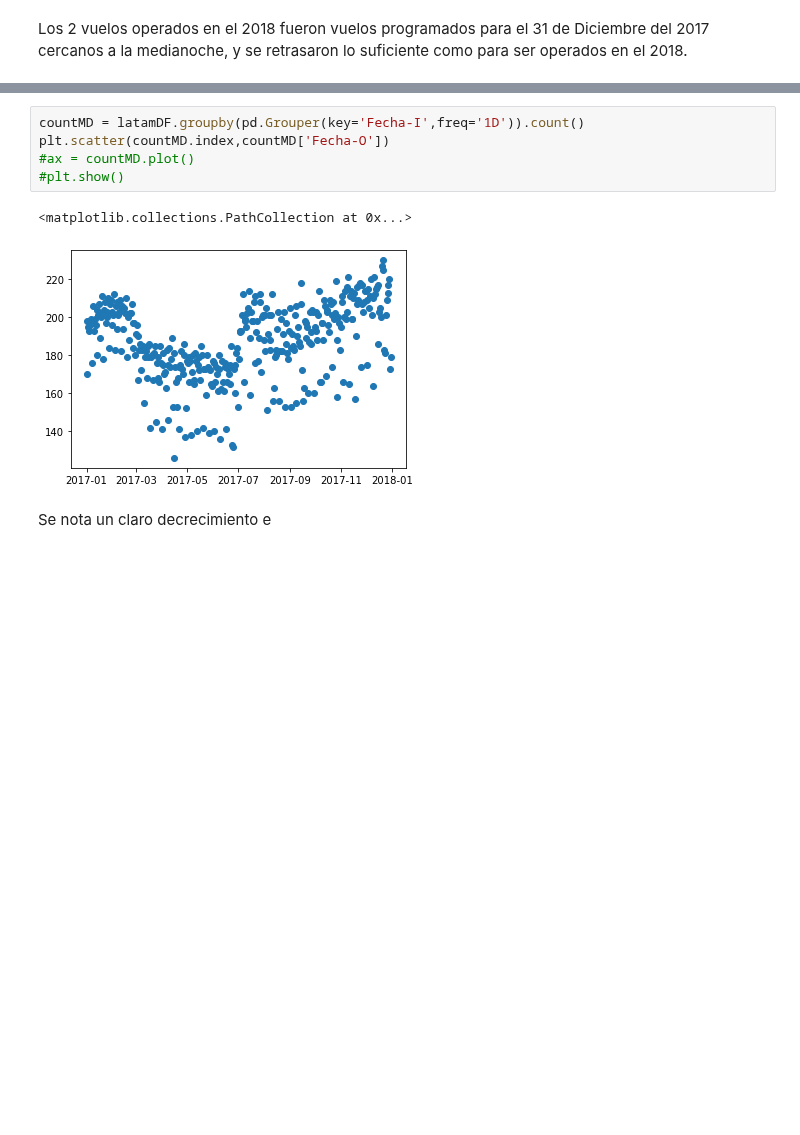
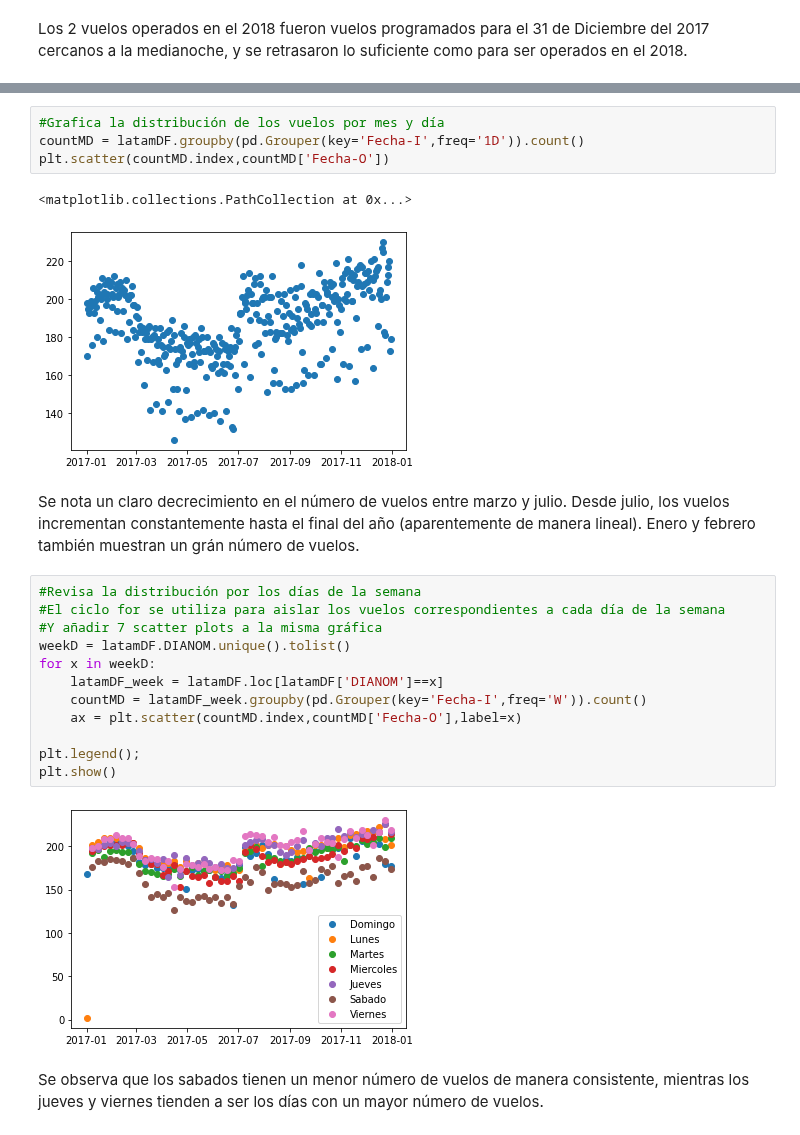
Before and after one commit to AndresFrancoG/desafioDSLatam, a Jupyter notebook: solution.ipynb, the cells around one changed output, grey strips where cells are left out. Saved outputs shown, nothing was run; the diff lists cells and outputs as text; blank space fills up the shorter version.

Commit message:
Se añade una gráfica que diferencia los días de la semana en la cantidad de vuelos diarios.
Se incluye un resumen de la pregunta 1

```diff
--- a/solution.ipynb
+++ b/solution.ipynb
@@ -79,12 +79,27 @@ latamDF.groupby(pd.Grouper(key='Fecha-I',freq='1D')).count()
 | 2017-12-31 | 179 | 179 | 179 | 179 | 179 | 179 | 179 | 179 | 179 | 179 | 179 | ... |
 365 rows × 17 columns
 # %%
+#Grafica la distribución de los vuelos por mes y día
 countMD = latamDF.groupby(pd.Grouper(key='Fecha-I',freq='1D')).count()
 plt.scatter(countMD.index,countMD['Fecha-O'])
-#ax = countMD.plot()
-#plt.show()
 # %% [output]
 <matplotlib.collections.PathCollection at 0x...>
 [figure]
-# %% [markdown]
-Se nota un claro decrecimiento e
+# %% [markdown]
+Se nota un claro decrecimiento en el número de vuelos entre marzo y julio.  Desde julio, los vuelos incrementan constantemente hasta el final del año (aparentemente de manera lineal).  Enero y febrero también muestran un grán número de vuelos.
+# %%
+#Revisa la distribución por los días de la semana
+#El ciclo for se utiliza para aislar los vuelos correspondientes a cada día de la semana
+#Y añadir 7 scatter plots a la misma gráfica
+weekD = latamDF.DIANOM.unique().tolist()
+for x in weekD:
+    latamDF_week = latamDF.loc[latamDF['DIANOM']==x]
+    countMD = latamDF_week.groupby(pd.Grouper(key='Fecha-I',freq='W')).count()
+    ax = plt.scatter(countMD.index,countMD['Fecha-O'],label=x)
+
+plt.legend();
+plt.show()
+# %% [output]
+[figure, added]
+# %% [markdown]
+Se observa que los sabados tienen un menor número de vuelos de manera consistente, mientras los jueves y viernes tienden a ser los días con un mayor número de vuelos.
```
Also changed, not shown: parts of 2 cells of this notebook.
